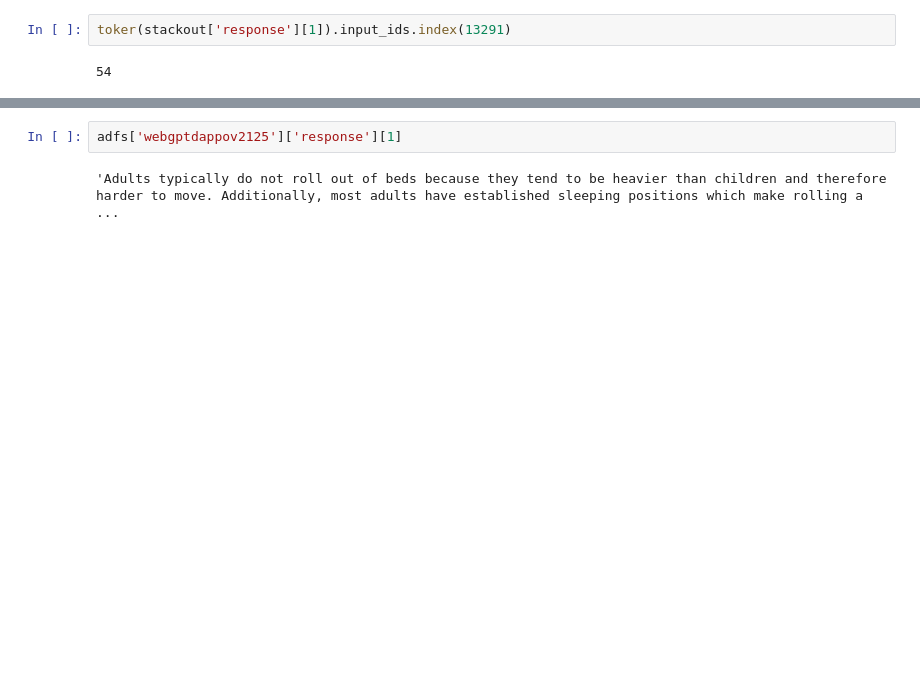
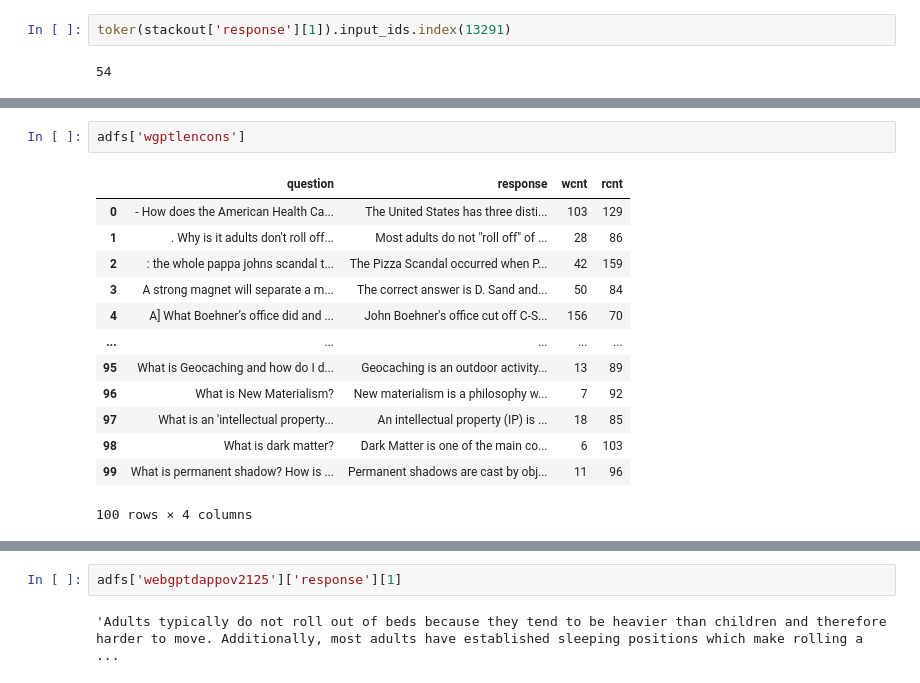
Before and after one commit to PrasannS/rlhf-length-biases, a Jupyter notebook: eval/eval_stack.ipynb, the cells around one changed output, grey strips where cells are left out. Saved outputs shown, nothing was run; the diff lists cells and outputs as text; blank space fills up the shorter version.

```diff
--- a/eval/eval_stack.ipynb
+++ b/eval/eval_stack.ipynb
@@ -28 +106,17 @@ dict_keys(['stacksft', 'stackda125', 'webgptdappov2125', 'wgptppoorig', 'wgptsft
+# %%
+adfs['wgptlencons']
+# %% [output]
+|  | question | response | wcnt | rcnt |
+| 0 | - How does the American Health Ca... | The United States has three disti... | 103 | 129 |
+| 1 | . Why is it adults don't roll off... | Most adults do not "roll off" of ... | 28 | 86 |
+| 2 | : the whole pappa johns scandal t... | The Pizza Scandal occurred when P... | 42 | 159 |
+| 3 | A strong magnet will separate a m... | The correct answer is D. Sand and... | 50 | 84 |
+| 4 | A] What Boehner’s office did and ... | John Boehner's office cut off C-S... | 156 | 70 |
+| ... | ... | ... | ... | ... |
+| 95 | What is Geocaching and how do I d... | Geocaching is an outdoor activity... | 13 | 89 |
+| 96 | What is New Materialism? | New materialism is a philosophy w... | 7 | 92 |
+| 97 | What is an 'intellectual property... | An intellectual property (IP) is ... | 18 | 85 |
+| 98 | What is dark matter? | Dark Matter is one of the main co... | 6 | 103 |
+| 99 | What is permanent shadow? How is ... | Permanent shadows are cast by obj... | 11 | 96 |
+100 rows × 4 columns
 # %%
```
Also changed, not shown: parts of 23 cells of this notebook, 6 other files.
